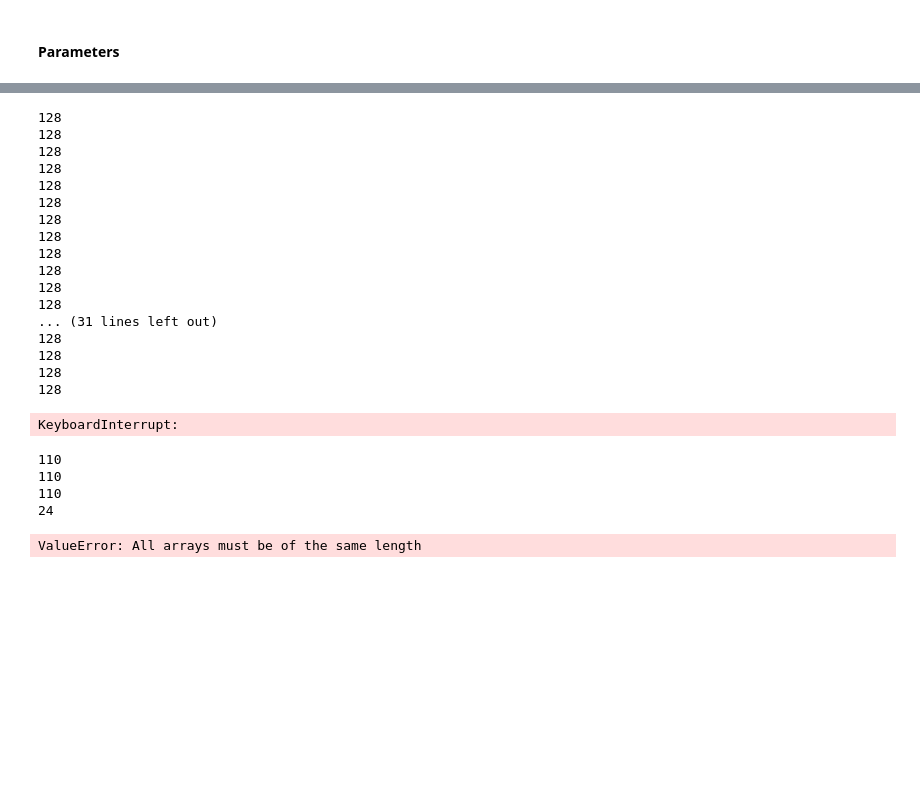
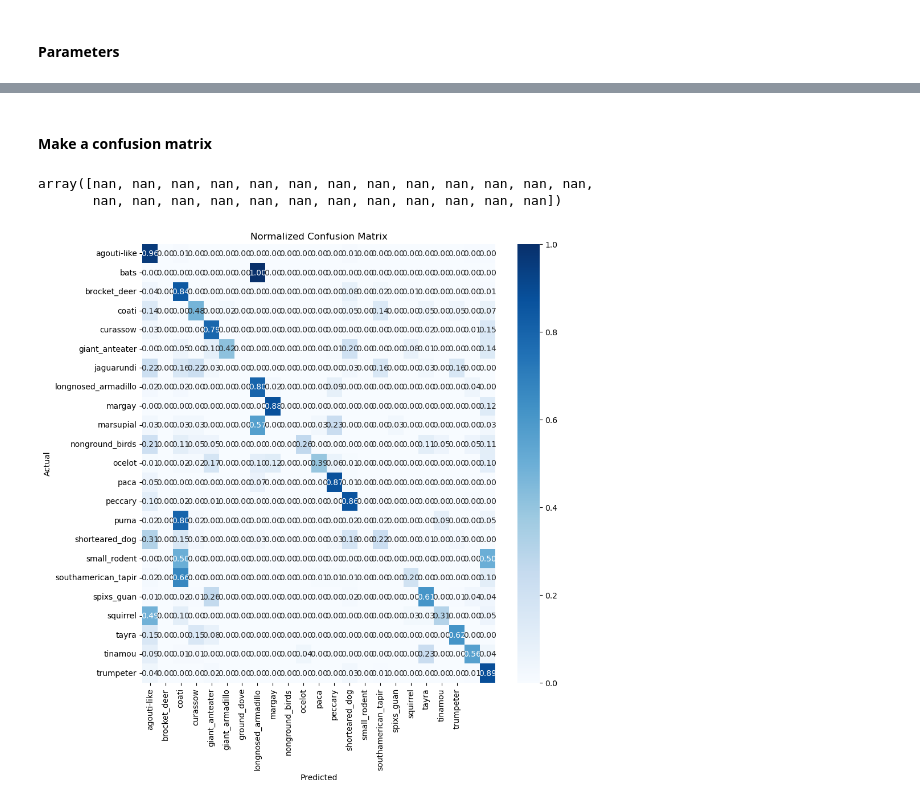
Before and after one commit to ThomasLuypaert/ABC_expeditions_classifier, a Jupyter notebook: notebooks/Model_inference.ipynb, the cells around one changed output, grey strips where cells are left out. Saved outputs shown, nothing was run; the diff lists cells and outputs as text; code cells hidden in the pictures; blank space fills up the shorter version.

Commit message:
Updating inference script

```diff
--- a/notebooks/Model_inference.ipynb
+++ b/notebooks/Model_inference.ipynb
@@ -125,36 +128,7 @@ cfg = yaml.safe_load(open(config, 'r'))
 dl_test = create_dataloader(cfg = cfg, split=split)
 
 batch = next(iter(dl_test))
-# %%
-for idx, (data, labels, file_names) in enumerate(dl_test):
-
-    print(len(file_names))
-# %% [output]
-128
-128
-128
-128
-128
-128
-128
-128
-128
-128
-128
-128
-... (31 lines left out)
-128
-128
-128
-128
-KeyboardInterrupt:
 # %%
 from ct_classifier.inference import model_inference
 
-test = model_inference(config=config, checkpoint_path="/home/Thomas/ABC_expeditions_classifier/ct_classifier/model_states/200.pt")
+df_summary, df_raw = model_inference(config=config, checkpoint_path="/home/Thomas/ABC_expeditions_classifier/ct_classifier/model_states/200.pt")
-# %% [output]
-110
-110
-110
-24
-ValueError: All arrays must be of the same length
@@ -160,0 +144,36 @@ ValueError: All arrays must be of the same length
+# %% [markdown]
+#### Make a confusion matrix
+# %%
+cmn[6]
+# %% [output]
+array([nan, nan, nan, nan, nan, nan, nan, nan, nan, nan, nan, nan, nan,
+       nan, nan, nan, nan, nan, nan, nan, nan, nan, nan, nan, nan])
+# %%
+import seaborn as sns
+import matplotlib.pyplot as plt
+from sklearn.metrics import confusion_matrix
+import numpy as np
+
+
+# Assuming df_summary["true_labels_full"] and df_summary["pred_labels_full"] are pandas Series with categorical labels
+true_labels = df_summary["true_labels_full"].unique()
+pred_labels = df_summary["pred_labels_full"].unique()
+
+# Ensure labels are in sorted order for consistent mapping (optional, depends on your use case)
+true_labels = np.sort(true_labels)
+pred_labels = np.sort(pred_labels)
+
+cm = confusion_matrix(df_summary["true_labels_full"],
+                      df_summary["pred_labels_full"],
+                      labels=true_labels,  # Ensures consistent label ordering
+                      normalize="true")
+
+# Plot with labels
+fig, ax = plt.subplots(figsize=(10, 10))
+sns.heatmap(cm, annot=True, fmt='.2f', xticklabels=pred_labels, yticklabels=true_labels, cmap="Blues")
+plt.ylabel('Actual')
+plt.xlabel('Predicted')
+plt.title('Normalized Confusion Matrix')
+plt.show()
+# %% [output]
+[figure, added]
```
Also changed, not shown: parts of 9 cells of this notebook, 6 other files.
